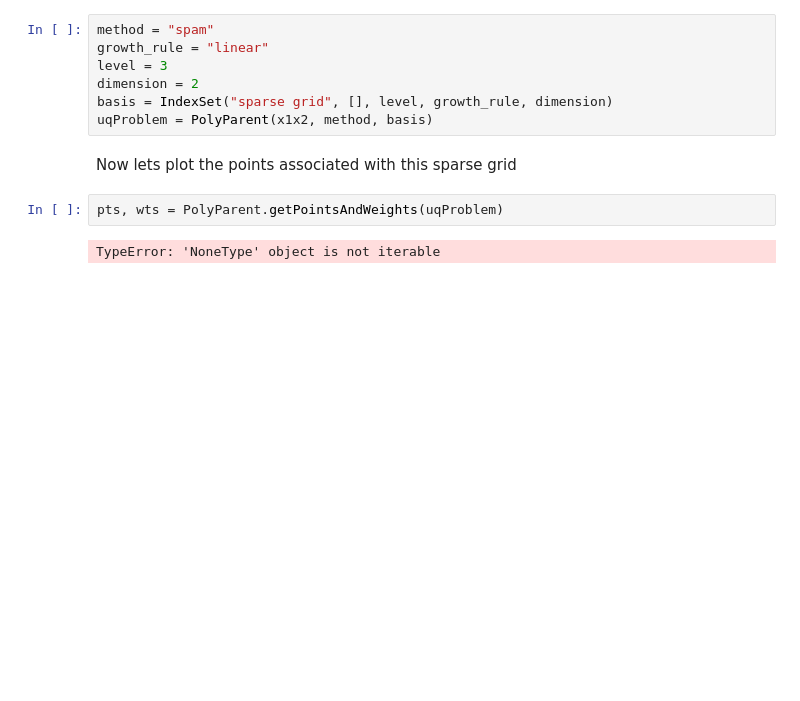
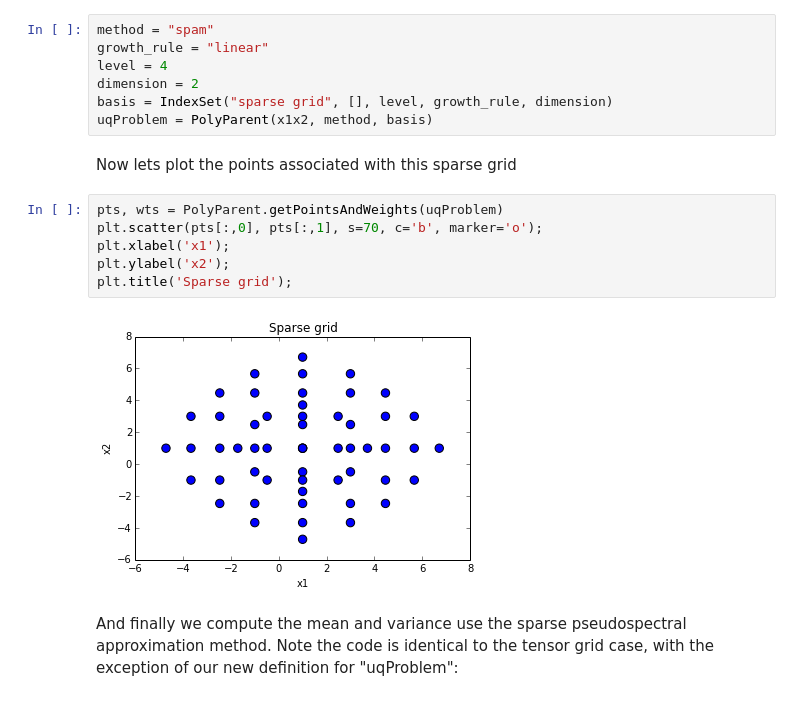
Before and after one commit to equadratures/equadratures, a Jupyter notebook: ipython-notebooks/TwoGaussians_and_Rosenbrock.ipynb, the cells around one changed output. Drawn from its saved outputs; the diff is of its cells as text; blank space fills up the shorter version.

```diff
--- a/ipython-notebooks/TwoGaussians_and_Rosenbrock.ipynb
+++ b/ipython-notebooks/TwoGaussians_and_Rosenbrock.ipynb
@@ -74,13 +74,19 @@ They seem pretty close! yay! Now we can do the same using a sparse grid using th
 # %%
 method = "spam"
 growth_rule = "linear"
-level = 3
+level = 4
 dimension = 2
 basis = IndexSet("sparse grid", [], level, growth_rule, dimension)
 uqProblem = PolyParent(x1x2, method, basis)
 # %% [markdown]
 Now lets plot the points associated with this sparse grid
-# %%
-pts, wts = PolyParent.getPointsAndWeights(uqProblem)
-# %% [output]
-TypeError: 'NoneType' object is not iterable
+# %%
+pts, wts = PolyParent.getPointsAndWeights(uqProblem)
+plt.scatter(pts[:,0], pts[:,1], s=70, c='b', marker='o');
+plt.xlabel('x1');
+plt.ylabel('x2');
+plt.title('Sparse grid');
+# %% [output]
+[figure, added]
+# %% [markdown]
+And finally we compute the mean and variance use the sparse pseudospectral approximation method. Note the code is identical to the tensor grid case, with the exception of our new definition for "uqProblem":
```
Also changed, not shown: parts of 5 cells of this notebook, 1 other file.
